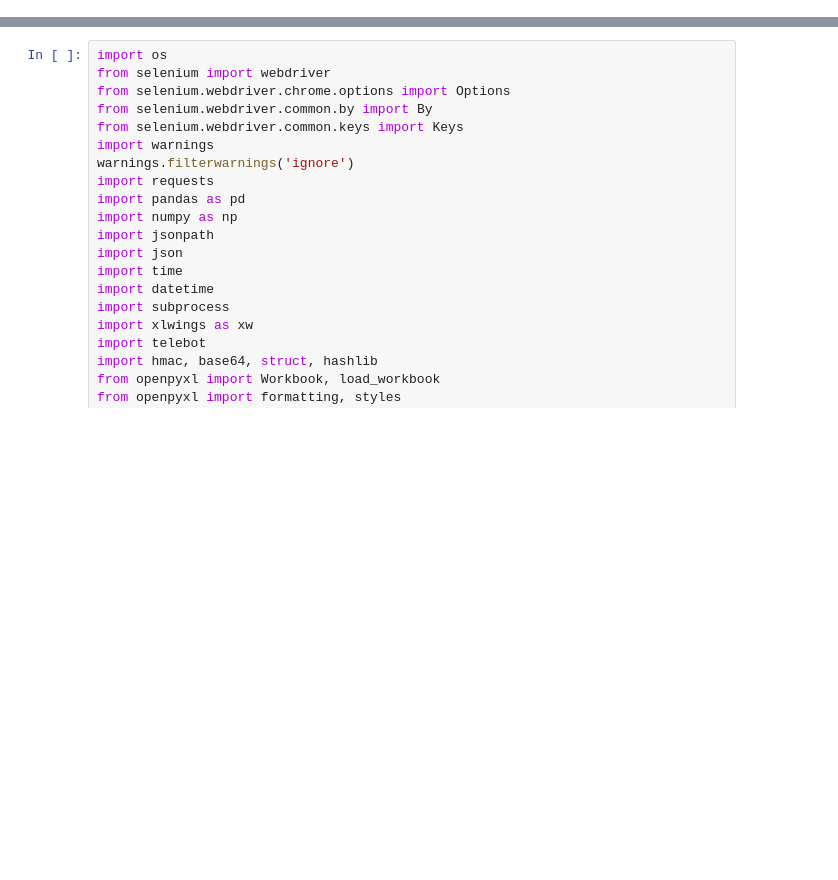
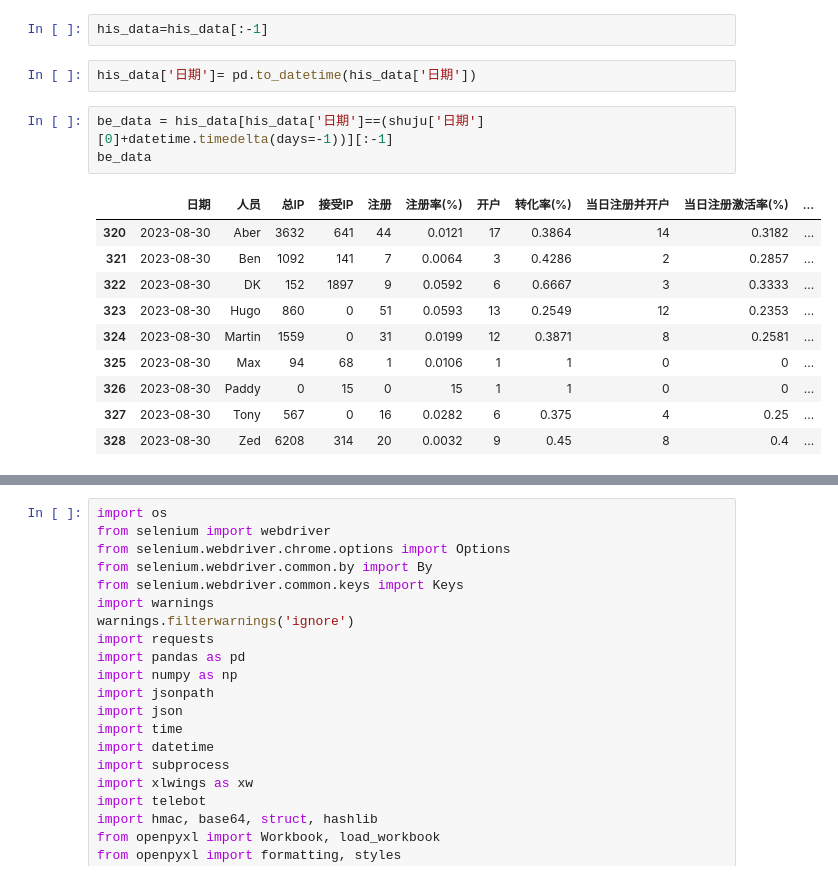
Before and after one commit to Marquis0065/project202308285, a Jupyter notebook: Bsport/TEST_/test1.ipynb, the cells around one changed output, grey strips where cells are left out. Cells and saved outputs as stored; diff of their text form; blank space fills up the shorter version.

```diff
--- a/Bsport/TEST_/test1.ipynb
+++ b/Bsport/TEST_/test1.ipynb
@@ -0,0 +383,18 @@
+# %%
+his_data=his_data[:-1]
+# %%
+his_data['日期']= pd.to_datetime(his_data['日期'])
+# %%
+be_data = his_data[his_data['日期']==(shuju['日期'][0]+datetime.timedelta(days=-1))][:-1]
+be_data
+# %% [output]
+|  | 日期 | 人员 | 总IP | 接受IP | 注册 | 注册率(%) | 开户 | 转化率(%) | 当日注册并开户 | 当日注册激活率(%) | ... |
+| 320 | 2023-08-30 | Aber | 3632 | 641 | 44 | 0.0121 | 17 | 0.3864 | 14 | 0.3182 | ... |
+| 321 | 2023-08-30 | Ben | 1092 | 141 | 7 | 0.0064 | 3 | 0.4286 | 2 | 0.2857 | ... |
+| 322 | 2023-08-30 | DK | 152 | 1897 | 9 | 0.0592 | 6 | 0.6667 | 3 | 0.3333 | ... |
+| 323 | 2023-08-30 | Hugo | 860 | 0 | 51 | 0.0593 | 13 | 0.2549 | 12 | 0.2353 | ... |
+| 324 | 2023-08-30 | Martin | 1559 | 0 | 31 | 0.0199 | 12 | 0.3871 | 8 | 0.2581 | ... |
+| 325 | 2023-08-30 | Max | 94 | 68 | 1 | 0.0106 | 1 | 1 | 0 | 0 | ... |
+| 326 | 2023-08-30 | Paddy | 0 | 15 | 0 | 15 | 1 | 1 | 0 | 0 | ... |
+| 327 | 2023-08-30 | Tony | 567 | 0 | 16 | 0.0282 | 6 | 0.375 | 4 | 0.25 | ... |
+| 328 | 2023-08-30 | Zed | 6208 | 314 | 20 | 0.0032 | 9 | 0.45 | 8 | 0.4 | ... |
```
Also changed, not shown: parts of 9 cells of this notebook, 8 other files.
